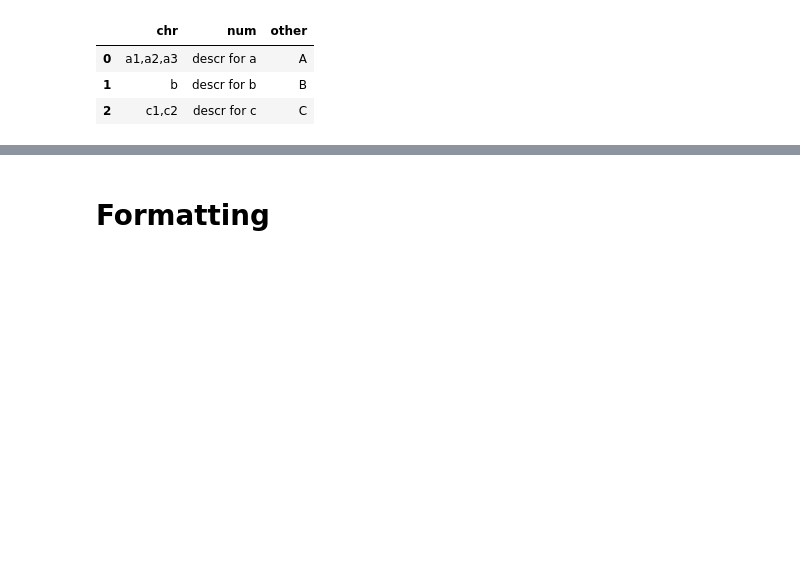
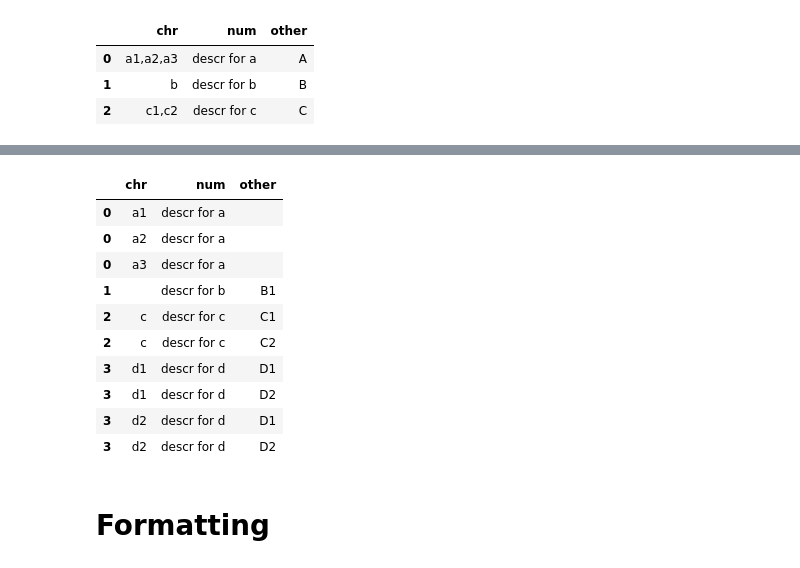
Before and after one commit to EvgeniiZorin/Handbook_Data-Science, a Jupyter notebook: _Pandas.ipynb, the cells around one changed output, grey strips where cells are left out. Cells and saved outputs as stored; diff of their text form; code cells hidden in the pictures; blank space fills up the shorter version.

```diff
--- a/_Pandas.ipynb
+++ b/_Pandas.ipynb
@@ -4889,0 +4943,9 @@ df_imploded
+# %%
+import pandas as pd
+
+df0 = pd.DataFrame({
+    'chr': ['a1, a2, a3', '', 'c', 'd1, d2'],
+    'num': ['descr for a', 'descr for b', 'descr for c', 'descr for d'],
+    'other': ['', 'B1', 'C1,C2', 'D1,D2']
+})
+df0
@@ -4890,3 +4958,28 @@ df_imploded
+# %%
+df = df0.copy(deep=True)
+
+df['chr'] = df['chr'].str.split(',')
+df = df.explode('chr')
+df['chr'] = df['chr'].str.strip()
+
+df['other'] = df['other'].str.split(',')
+df = df.explode('other')
+df['other'] = df['other'].str.strip()
+
+
+df
+# %% [output]
+|  | chr | num | other |
+| 0 | a1 | descr for a |  |
+| 0 | a2 | descr for a |  |
+| 0 | a3 | descr for a |  |
+| 1 |  | descr for b | B1 |
+| 2 | c | descr for c | C1 |
+| 2 | c | descr for c | C2 |
+| 3 | d1 | descr for d | D1 |
+| 3 | d1 | descr for d | D2 |
+| 3 | d2 | descr for d | D1 |
+| 3 | d2 | descr for d | D2 |
 # %% [markdown]
 # Formatting
 # %% [markdown]
```
Also changed, not shown: parts of 10 cells of this notebook.
